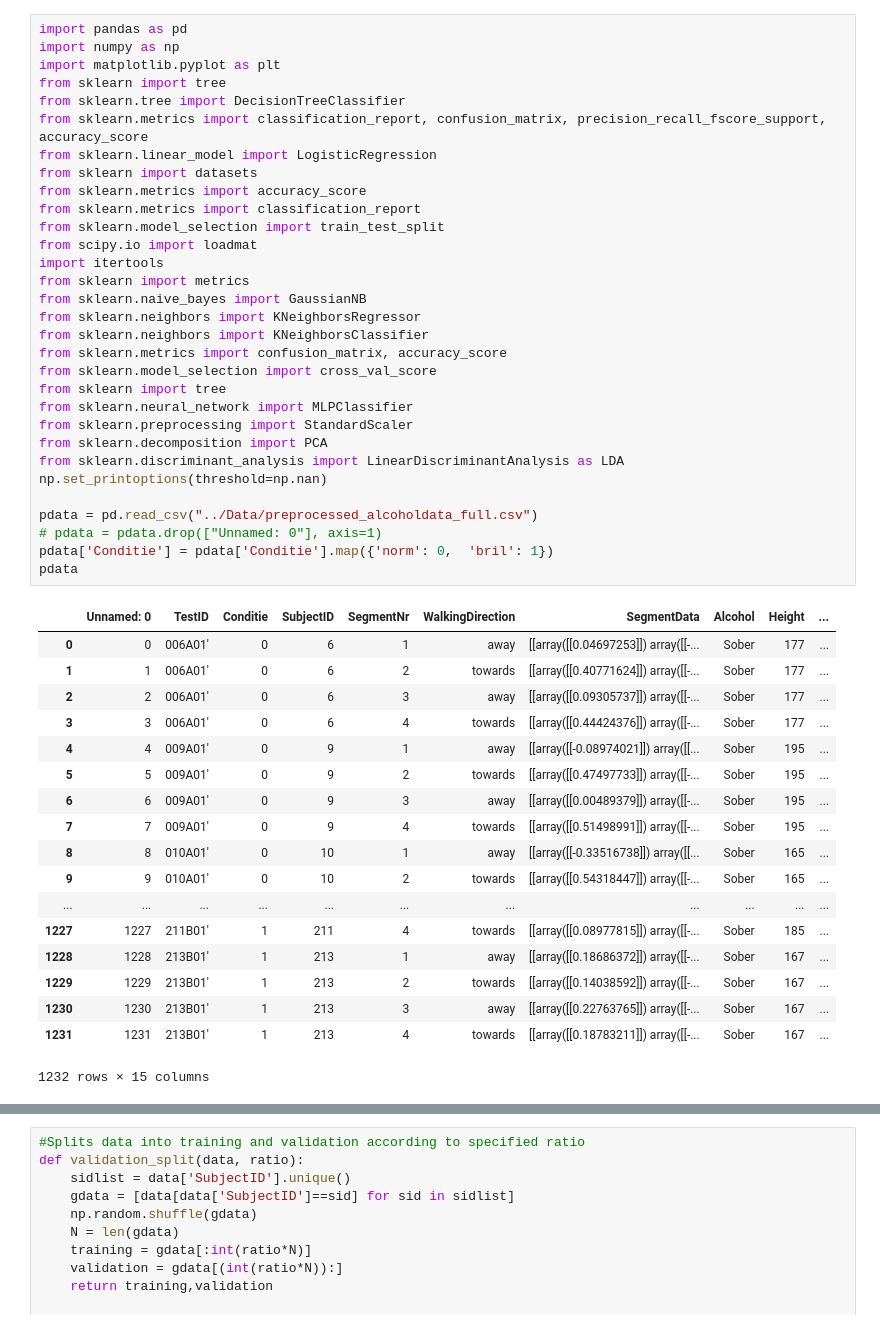
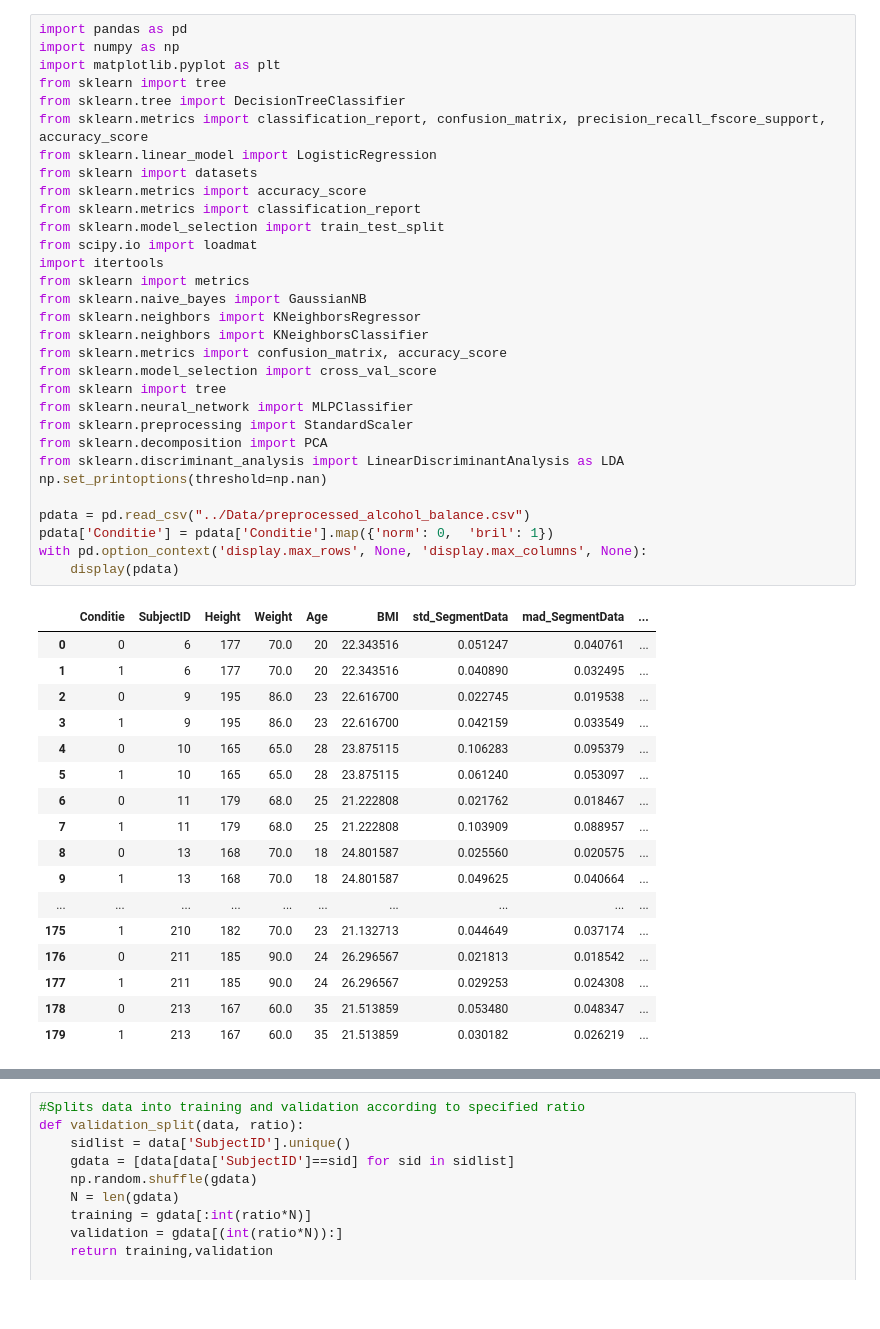
Before and after one commit to VivienvV/fallrisk, a Jupyter notebook: Machine_learning/Log_alcohol.ipynb, the cells around one changed output, grey strips where cells are left out. Drawn from its saved outputs; the diff is of its cells as text.

```diff
--- a/Machine_learning/Log_alcohol.ipynb
+++ b/Machine_learning/Log_alcohol.ipynb
@@ -1,51 +1,50 @@
 # %%
 import pandas as pd
 import numpy as np
 import matplotlib.pyplot as plt
 from sklearn import tree
 from sklearn.tree import DecisionTreeClassifier
 from sklearn.metrics import classification_report, confusion_matrix, precision_recall_fscore_support, accuracy_score
 from sklearn.linear_model import LogisticRegression
 from sklearn import datasets
 from sklearn.metrics import accuracy_score
 from sklearn.metrics import classification_report
 from sklearn.model_selection import train_test_split
 from scipy.io import loadmat
 import itertools
 from sklearn import metrics
 from sklearn.naive_bayes import GaussianNB
 from sklearn.neighbors import KNeighborsRegressor
 from sklearn.neighbors import KNeighborsClassifier
 from sklearn.metrics import confusion_matrix, accuracy_score
 from sklearn.model_selection import cross_val_score
 from sklearn import tree
 from sklearn.neural_network import MLPClassifier
 from sklearn.preprocessing import StandardScaler
 from sklearn.decomposition import PCA
 from sklearn.discriminant_analysis import LinearDiscriminantAnalysis as LDA
 np.set_printoptions(threshold=np.nan)
 
-pdata = pd.read_csv("../Data/preprocessed_alcoholdata_full.csv")
-# pdata = pdata.drop(["Unnamed: 0"], axis=1)
+pdata = pd.read_csv("../Data/preprocessed_alcohol_balance.csv")
 pdata['Conditie'] = pdata['Conditie'].map({'norm': 0,  'bril': 1})
-pdata
+with pd.option_context('display.max_rows', None, 'display.max_columns', None):
+    display(pdata)
 # %% [output]
-|  | Unnamed: 0 | TestID | Conditie | SubjectID | SegmentNr | WalkingDirection | SegmentData | Alcohol | Height | ... |
-| 0 | 0 | 006A01' | 0 | 6 | 1 | away | [[array([[0.04697253]]) array([[-... | Sober | 177 | ... |
-| 1 | 1 | 006A01' | 0 | 6 | 2 | towards | [[array([[0.40771624]]) array([[-... | Sober | 177 | ... |
-| 2 | 2 | 006A01' | 0 | 6 | 3 | away | [[array([[0.09305737]]) array([[-... | Sober | 177 | ... |
-| 3 | 3 | 006A01' | 0 | 6 | 4 | towards | [[array([[0.44424376]]) array([[-... | Sober | 177 | ... |
-| 4 | 4 | 009A01' | 0 | 9 | 1 | away | [[array([[-0.08974021]]) array([[... | Sober | 195 | ... |
-| 5 | 5 | 009A01' | 0 | 9 | 2 | towards | [[array([[0.47497733]]) array([[-... | Sober | 195 | ... |
-| 6 | 6 | 009A01' | 0 | 9 | 3 | away | [[array([[0.00489379]]) array([[-... | Sober | 195 | ... |
-| 7 | 7 | 009A01' | 0 | 9 | 4 | towards | [[array([[0.51498991]]) array([[-... | Sober | 195 | ... |
-| 8 | 8 | 010A01' | 0 | 10 | 1 | away | [[array([[-0.33516738]]) array([[... | Sober | 165 | ... |
-| 9 | 9 | 010A01' | 0 | 10 | 2 | towards | [[array([[0.54318447]]) array([[-... | Sober | 165 | ... |
-| ... | ... | ... | ... | ... | ... | ... | ... | ... | ... | ... |
-| 1227 | 1227 | 211B01' | 1 | 211 | 4 | towards | [[array([[0.08977815]]) array([[-... | Sober | 185 | ... |
-| 1228 | 1228 | 213B01' | 1 | 213 | 1 | away | [[array([[0.18686372]]) array([[-... | Sober | 167 | ... |
-| 1229 | 1229 | 213B01' | 1 | 213 | 2 | towards | [[array([[0.14038592]]) array([[-... | Sober | 167 | ... |
-| 1230 | 1230 | 213B01' | 1 | 213 | 3 | away | [[array([[0.22763765]]) array([[-... | Sober | 167 | ... |
-| 1231 | 1231 | 213B01' | 1 | 213 | 4 | towards | [[array([[0.18783211]]) array([[-... | Sober | 167 | ... |
+|  | Conditie | SubjectID | Height | Weight | Age | BMI | std_SegmentData | mad_SegmentData | ... |
+| 0 | 0 | 6 | 177 | 70.0 | 20 | 22.343516 | 0.051247 | 0.040761 | ... |
+| 1 | 1 | 6 | 177 | 70.0 | 20 | 22.343516 | 0.040890 | 0.032495 | ... |
+| 2 | 0 | 9 | 195 | 86.0 | 23 | 22.616700 | 0.022745 | 0.019538 | ... |
+| 3 | 1 | 9 | 195 | 86.0 | 23 | 22.616700 | 0.042159 | 0.033549 | ... |
+| 4 | 0 | 10 | 165 | 65.0 | 28 | 23.875115 | 0.106283 | 0.095379 | ... |
+| 5 | 1 | 10 | 165 | 65.0 | 28 | 23.875115 | 0.061240 | 0.053097 | ... |
+| 6 | 0 | 11 | 179 | 68.0 | 25 | 21.222808 | 0.021762 | 0.018467 | ... |
+| 7 | 1 | 11 | 179 | 68.0 | 25 | 21.222808 | 0.103909 | 0.088957 | ... |
+| 8 | 0 | 13 | 168 | 70.0 | 18 | 24.801587 | 0.025560 | 0.020575 | ... |
+| 9 | 1 | 13 | 168 | 70.0 | 18 | 24.801587 | 0.049625 | 0.040664 | ... |
+| ... | ... | ... | ... | ... | ... | ... | ... | ... | ... |
+| 175 | 1 | 210 | 182 | 70.0 | 23 | 21.132713 | 0.044649 | 0.037174 | ... |
+| 176 | 0 | 211 | 185 | 90.0 | 24 | 26.296567 | 0.021813 | 0.018542 | ... |
+| 177 | 1 | 211 | 185 | 90.0 | 24 | 26.296567 | 0.029253 | 0.024308 | ... |
+| 178 | 0 | 213 | 167 | 60.0 | 35 | 21.513859 | 0.053480 | 0.048347 | ... |
+| 179 | 1 | 213 | 167 | 60.0 | 35 | 21.513859 | 0.030182 | 0.026219 | ... |
-1232 rows × 15 columns
 # %%
```
Also changed, not shown: parts of 1 cell of this notebook, 3 other files.
